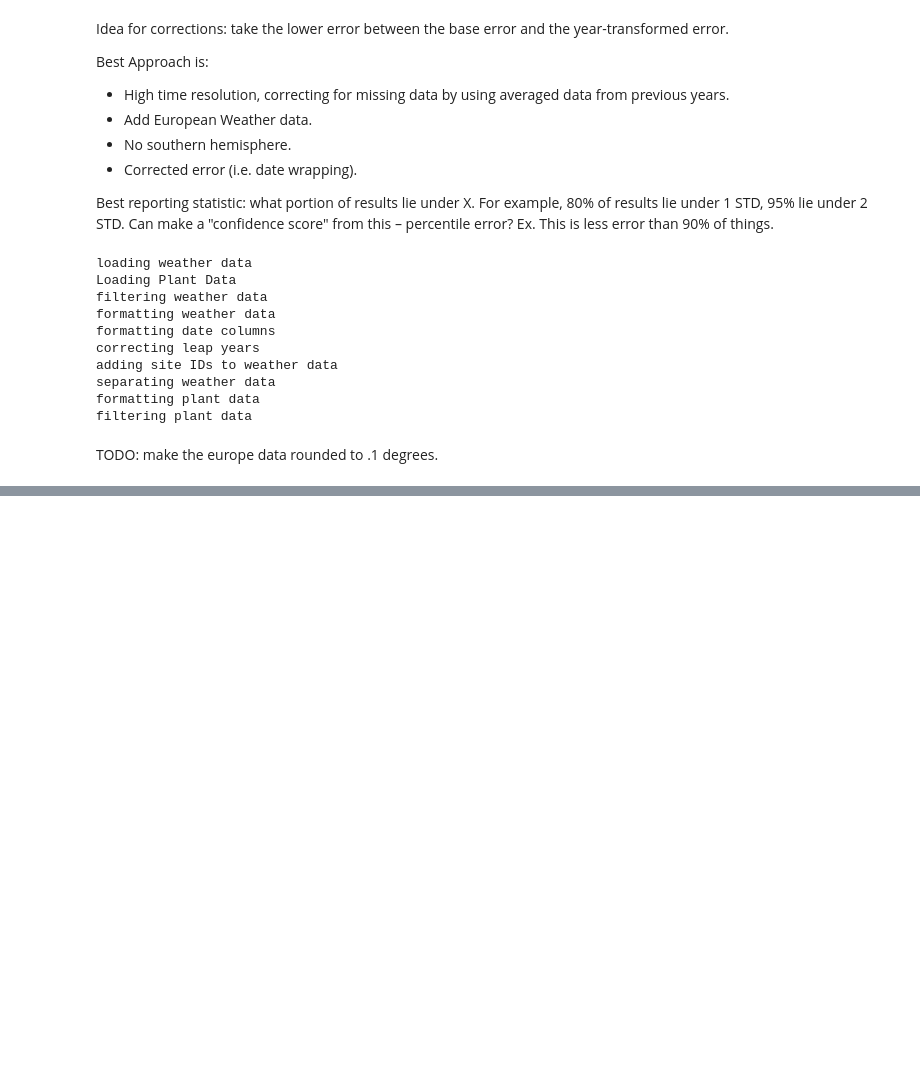
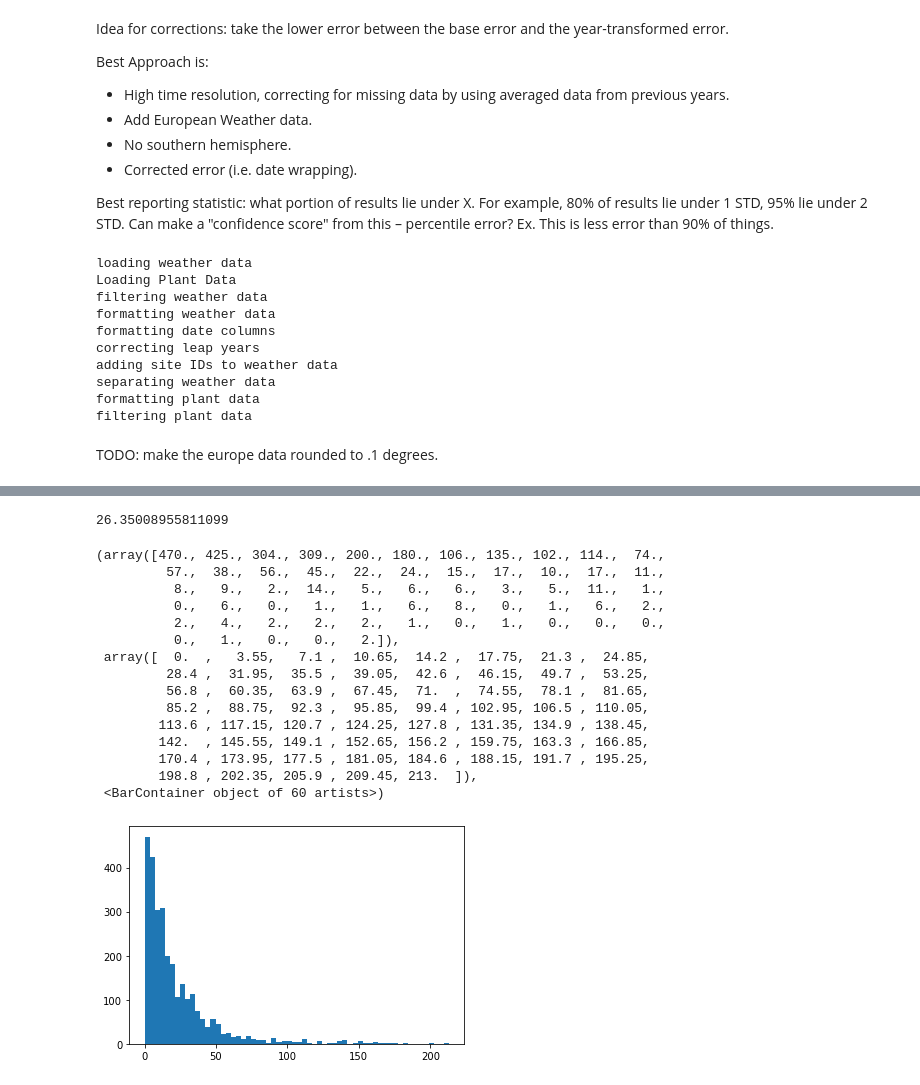
Before and after one commit to falling-fruit/dfg-seasons, a Jupyter notebook: modelling/high_res_models_finalized.ipynb, the cells around one changed output, grey strips where cells are left out. Saved outputs shown, nothing was run; the diff lists cells and outputs as text; code cells hidden in the pictures; blank space fills up the shorter version.

```diff
--- a/modelling/high_res_models_finalized.ipynb
+++ b/modelling/high_res_models_finalized.ipynb
@@ -427,0 +461,23 @@ print(test_days)
+# %%
+np.std(full_prediction_df['abs_error'])
+# %% [output]
+26.35008955811099
+# %%
+plt.hist(full_prediction_df['abs_error'], bins=60)
+# %% [output]
+(array([470., 425., 304., 309., 200., 180., 106., 135., 102., 114.,  74.,
+         57.,  38.,  56.,  45.,  22.,  24.,  15.,  17.,  10.,  17.,  11.,
+          8.,   9.,   2.,  14.,   5.,   6.,   6.,   3.,   5.,  11.,   1.,
+          0.,   6.,   0.,   1.,   1.,   6.,   8.,   0.,   1.,   6.,   2.,
+          2.,   4.,   2.,   2.,   2.,   1.,   0.,   1.,   0.,   0.,   0.,
+          0.,   1.,   0.,   0.,   2.]),
+ array([  0.  ,   3.55,   7.1 ,  10.65,  14.2 ,  17.75,  21.3 ,  24.85,
+         28.4 ,  31.95,  35.5 ,  39.05,  42.6 ,  46.15,  49.7 ,  53.25,
+         56.8 ,  60.35,  63.9 ,  67.45,  71.  ,  74.55,  78.1 ,  81.65,
+         85.2 ,  88.75,  92.3 ,  95.85,  99.4 , 102.95, 106.5 , 110.05,
+        113.6 , 117.15, 120.7 , 124.25, 127.8 , 131.35, 134.9 , 138.45,
+        142.  , 145.55, 149.1 , 152.65, 156.2 , 159.75, 163.3 , 166.85,
+        170.4 , 173.95, 177.5 , 181.05, 184.6 , 188.15, 191.7 , 195.25,
+        198.8 , 202.35, 205.9 , 209.45, 213.  ]),
+ <BarContainer object of 60 artists>)
+[figure, added]
```
Also changed, not shown: parts of 21 cells of this notebook.
